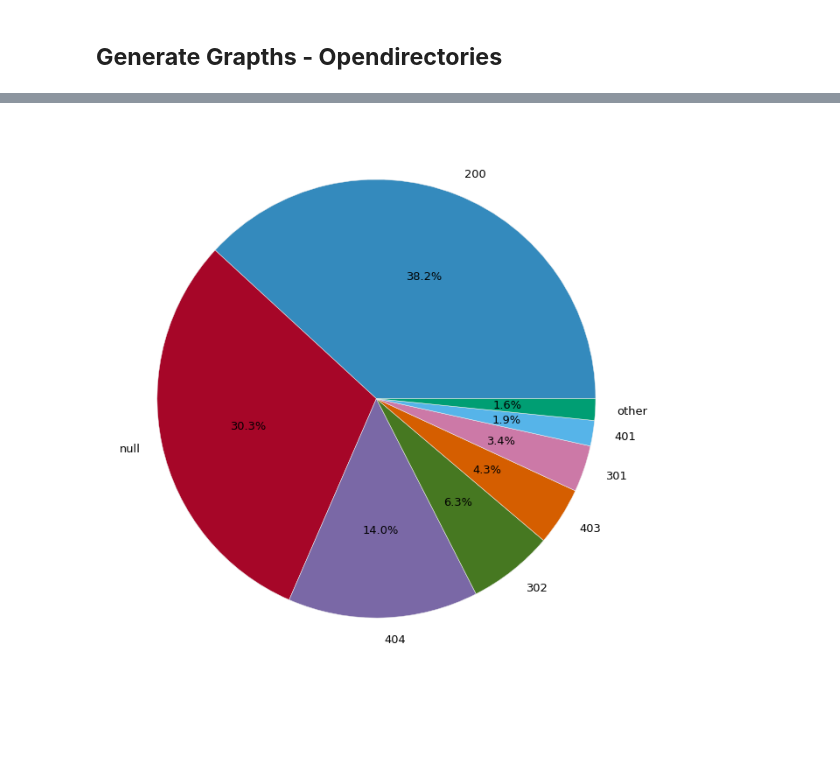
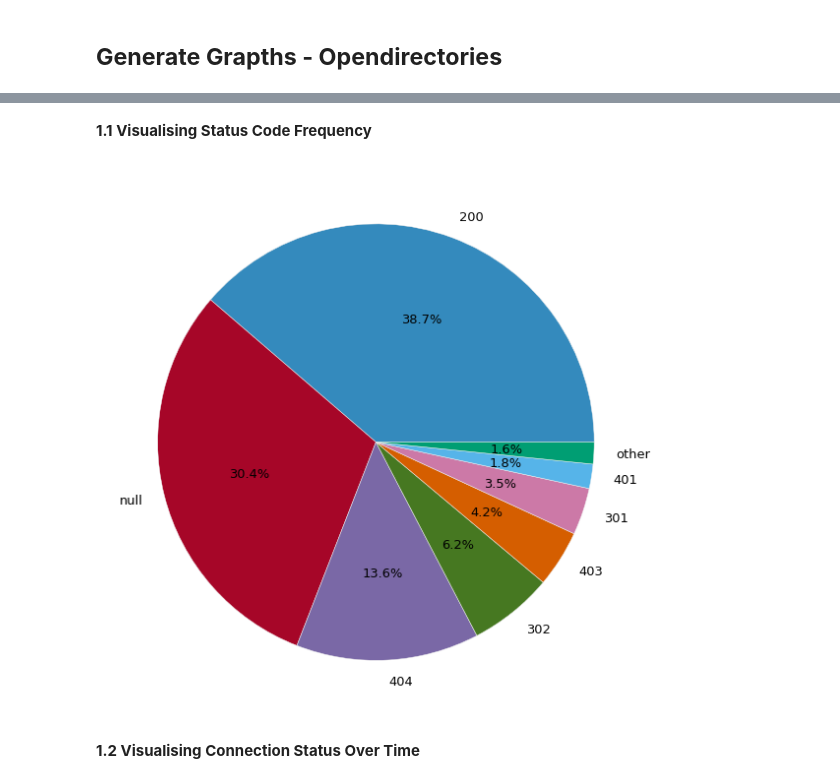
Before and after one commit to Ma5onic/open.data, a Jupyter notebook: opendirectories/scripts/generate_graphs.ipynb, the cells around one changed output, grey strips where cells are left out. Saved outputs shown, nothing was run; the diff lists cells and outputs as text; code cells hidden in the pictures; blank space fills up the shorter version.

```diff
--- a/opendirectories/scripts/generate_graphs.ipynb
+++ b/opendirectories/scripts/generate_graphs.ipynb
@@ -13,5 +16,5 @@ cwd = sys.path[0]
 plt.style.available
 plt.style.use('bmh')
 # %%
-df = pd.read_csv('{}/../opendirectories.csv'.format(cwd))
+df = pd.read_csv('{}../subsets/SUBREDDIT_LINKS.csv'.format(cwd))
 # %% [markdown]
@@ -18,0 +22,7 @@ df = pd.read_csv('{}/../opendirectories.csv'.format(cwd))
+# %%
+# Convert unix timecode to human readable date in the form (year-month)
+df['TIME_%Y%M'] = df['TIME_GMT'].apply(lambda x: datetime.fromtimestamp(x).strftime('%Y-%m'))
+# Group dates by (year-month)
+df_posts = df['TIME_%Y%M'].value_counts()
+# Order series by date
+df_posts.sort_index(inplace=True)
@@ -19,3 +42,5 @@ df = pd.read_csv('{}/../opendirectories.csv'.format(cwd))
+# %% [markdown]
+**1.1 Visualising Status Code Frequency**
 # %%
 # Get a frequency breakdown of status codes, null represents no connection
 df_status = df['STATUS'].replace(np.nan, -1).astype(np.int)
@@ -35,11 +60,14 @@ df_status = df_status[(df_status >= 1)]
 df_status = df_status.append(df_others)
 # %%
 # Plot and save graph
-ax = df_status.plot.pie(x=df_status.values,figsize=(9, 9),autopct='%0.1f%%', fontsize=13)
+ax = df_status.plot.pie(x=df_status.values,figsize=(14, 8),autopct='%0.1f%%', fontsize=13)
 #ax.set_title('Server Status Code Distribution')
 ax.set_ylabel('')
+ax.set_aspect('equal')
 fig=ax.get_figure()
 fig.tight_layout()
-fig.savefig('{}/../figs/STATUS_FREQUENCY.png'.format(cwd))
+fig.savefig('{}../figs/STATUS_FREQUENCY.png'.format(cwd))
 # %% [output]
-[figure, old version]
+[figure, new version]
+# %% [markdown]
+**1.2 Visualising Connection Status Over Time**
```
Also changed, not shown: parts of 10 cells of this notebook, 9 other files.
